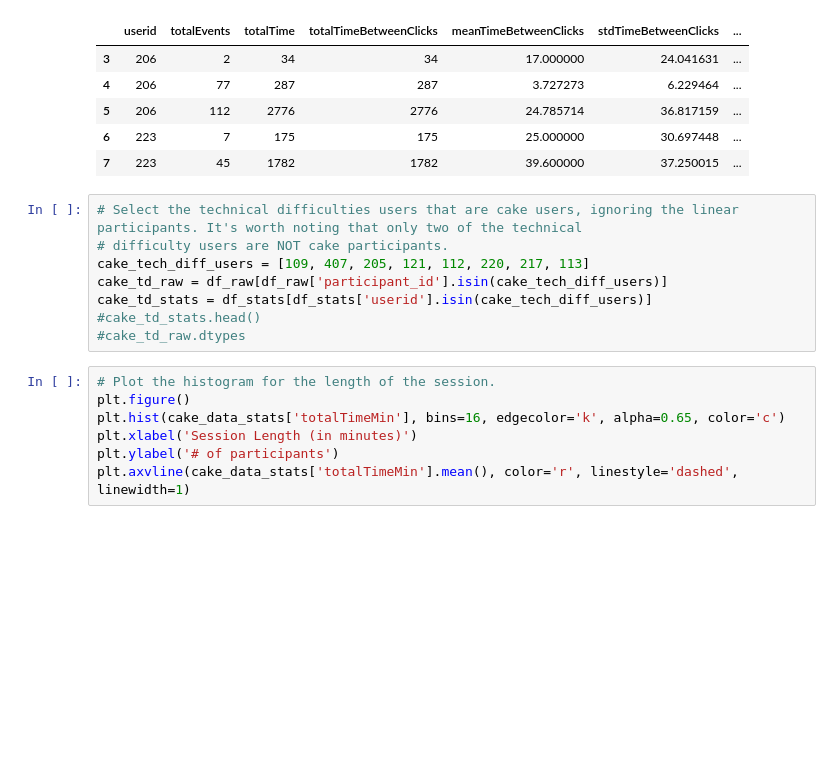
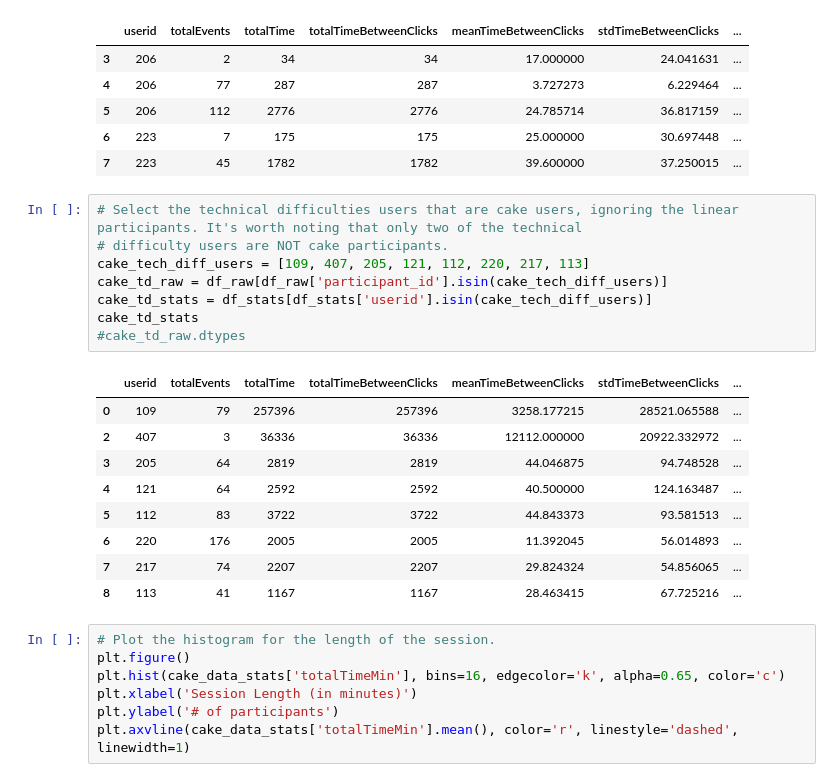
Before and after one commit to JonoCX/cake_data_notebooks_dsjm18, a Jupyter notebook: exploratory-time-series-anaylsis.ipynb, the cells around one changed output. Drawn from its saved outputs; the diff is of its cells as text; blank space fills up the shorter version.

```diff
--- a/exploratory-time-series-anaylsis.ipynb
+++ b/exploratory-time-series-anaylsis.ipynb
@@ -241,11 +244,21 @@ cake_data_stats.head()
 # %%
 # Select the technical difficulties users that are cake users, ignoring the linear participants. It's worth noting that only two of the technical
 # difficulty users are NOT cake participants.
 cake_tech_diff_users = [109, 407, 205, 121, 112, 220, 217, 113]
 cake_td_raw = df_raw[df_raw['participant_id'].isin(cake_tech_diff_users)]
 cake_td_stats = df_stats[df_stats['userid'].isin(cake_tech_diff_users)]
-#cake_td_stats.head()
+cake_td_stats
 #cake_td_raw.dtypes
+# %% [output]
+|  | userid | totalEvents | totalTime | totalTimeBetweenClicks | meanTimeBetweenClicks | stdTimeBetweenClicks | ... |
+| 0 | 109 | 79 | 257396 | 257396 | 3258.177215 | 28521.065588 | ... |
+| 2 | 407 | 3 | 36336 | 36336 | 12112.000000 | 20922.332972 | ... |
+| 3 | 205 | 64 | 2819 | 2819 | 44.046875 | 94.748528 | ... |
+| 4 | 121 | 64 | 2592 | 2592 | 40.500000 | 124.163487 | ... |
+| 5 | 112 | 83 | 3722 | 3722 | 44.843373 | 93.581513 | ... |
+| 6 | 220 | 176 | 2005 | 2005 | 11.392045 | 56.014893 | ... |
+| 7 | 217 | 74 | 2207 | 2207 | 29.824324 | 54.856065 | ... |
+| 8 | 113 | 41 | 1167 | 1167 | 28.463415 | 67.725216 | ... |
 # %%
 # Plot the histogram for the length of the session.
 plt.figure()
```
Also changed, not shown: parts of 2 cells of this notebook, 2 other files.
